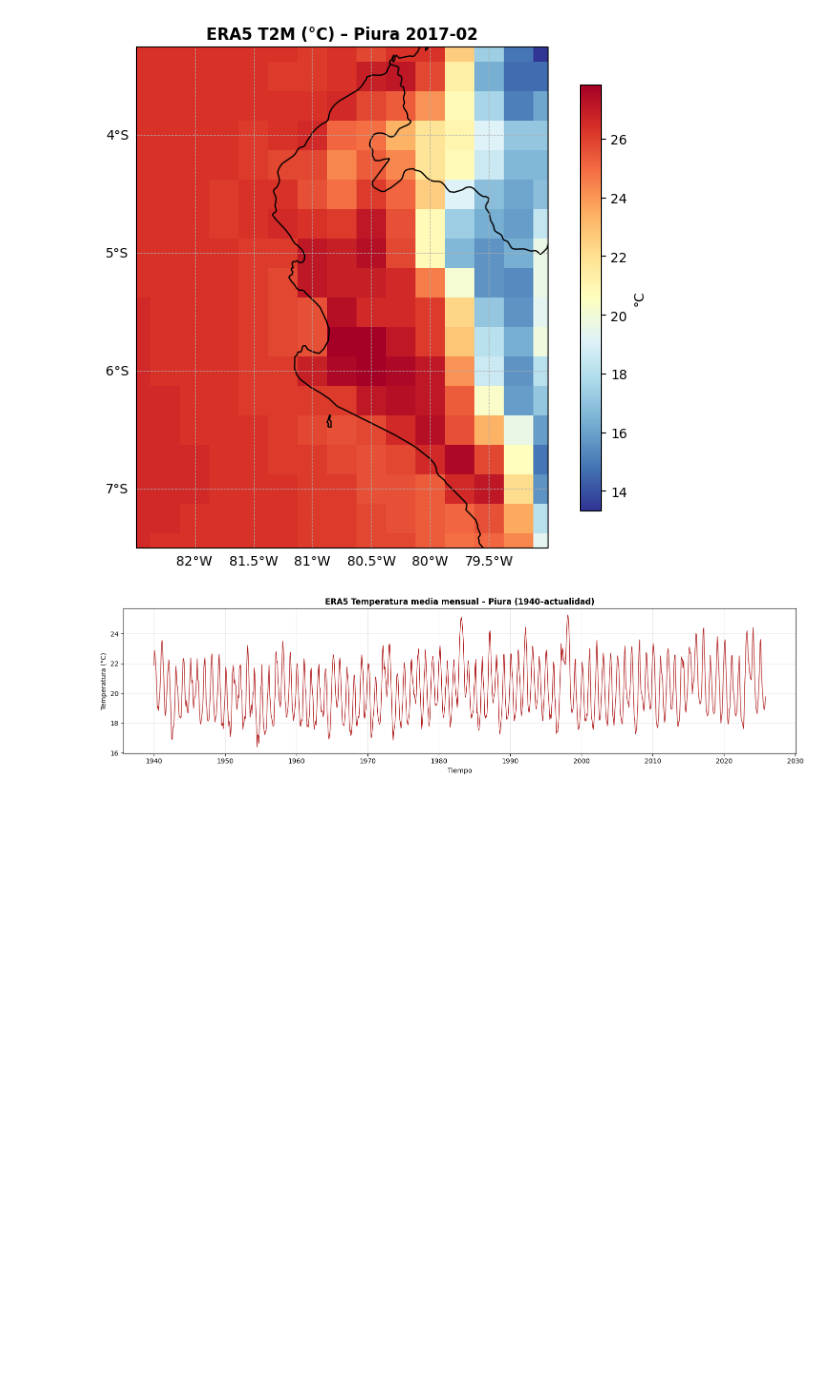
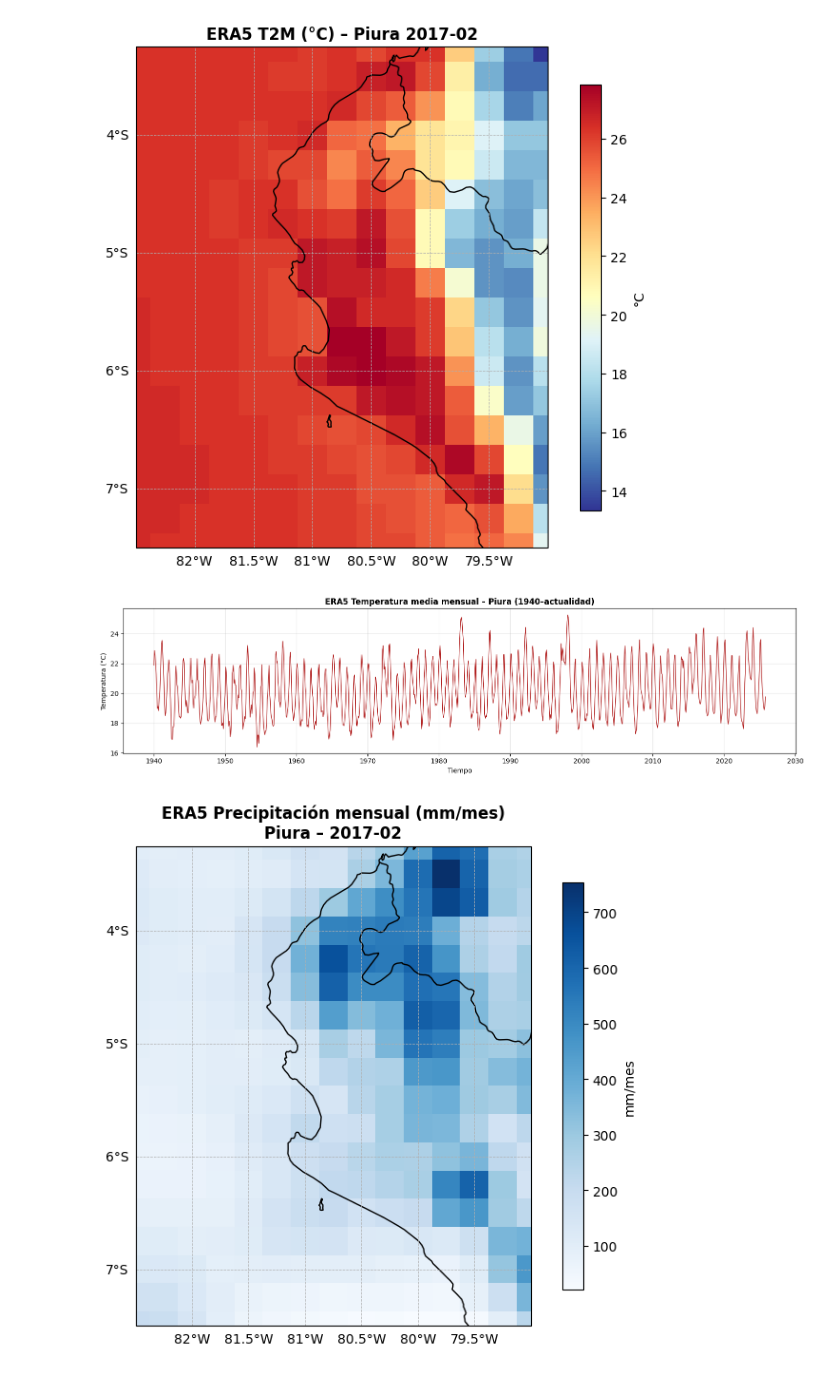
Before and after one commit to Jorgellamocca/Cambio-Clim-tico, a Jupyter notebook: Era5_mensual.ipynb, the cells around one changed output. Saved outputs shown, nothing was run; the diff lists cells and outputs as text; code cells hidden in the pictures; blank space fills up the shorter version.

```diff
--- a/Era5_mensual.ipynb
+++ b/Era5_mensual.ipynb
@@ -191,0 +207,48 @@ plt.show()
+# %%
+YEAR, MONTH = 2017, 2
+
+tp_map = (
+    variable_all
+    .sel(valid_time=f"{YEAR}-{MONTH:02d}", **dominio)
+    .isel(valid_time=0)
+)
+# %%
+# Límites automáticos desde el campo recortado
+lon_min = float(tp_map.longitude.min())
+lon_max = float(tp_map.longitude.max())
+lat_min = float(tp_map.latitude.min())
+lat_max = float(tp_map.latitude.max())
+
+fig, ax = plt.subplots(
+    figsize=(7,6),
+    subplot_kw={"projection": ccrs.PlateCarree()}
+)
+
+im = ax.pcolormesh(
+    tp_map.longitude,
+    tp_map.latitude,
+    tp_map,
+    cmap="Blues",
+    shading="auto"
+)
+
+ax.add_feature(cfeature.COASTLINE)
+ax.add_feature(cfeature.BORDERS)
+
+ax.set_extent([lon_min, lon_max, lat_min, lat_max],
+              crs=ccrs.PlateCarree())
+
+gl = ax.gridlines(draw_labels=True, linestyle="--", linewidth=0.5)
+gl.top_labels = False
+gl.right_labels = False
+
+ax.set_title(
+    f"ERA5 Precipitación mensual (mm/mes)\nPiura – {YEAR}-{MONTH:02d}",
+    fontweight="bold"
+)
+
+plt.colorbar(im, ax=ax, label="mm/mes", shrink=0.85)
+plt.tight_layout()
+plt.show()
+# %% [output]
+[figure, added]
```
Also changed, not shown: parts of 4 cells of this notebook.
